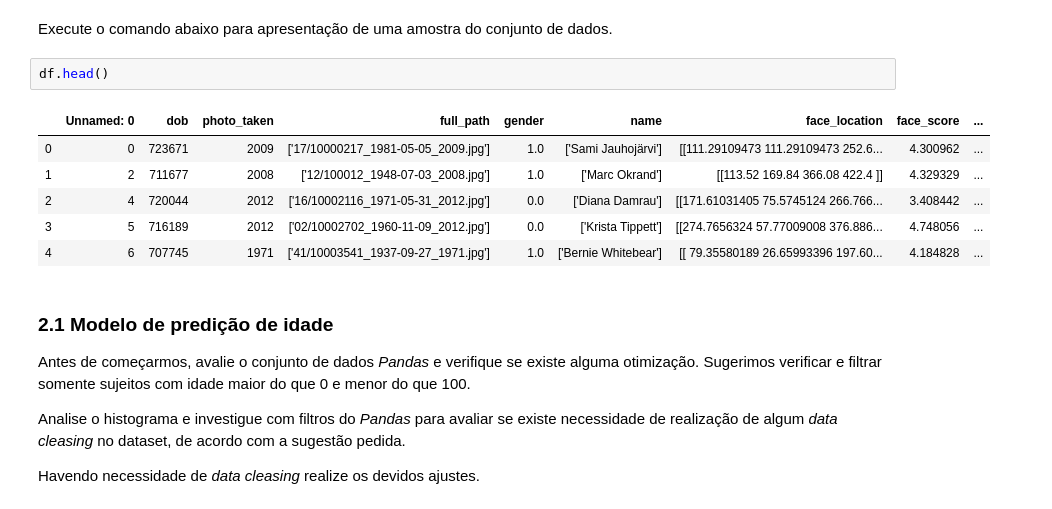
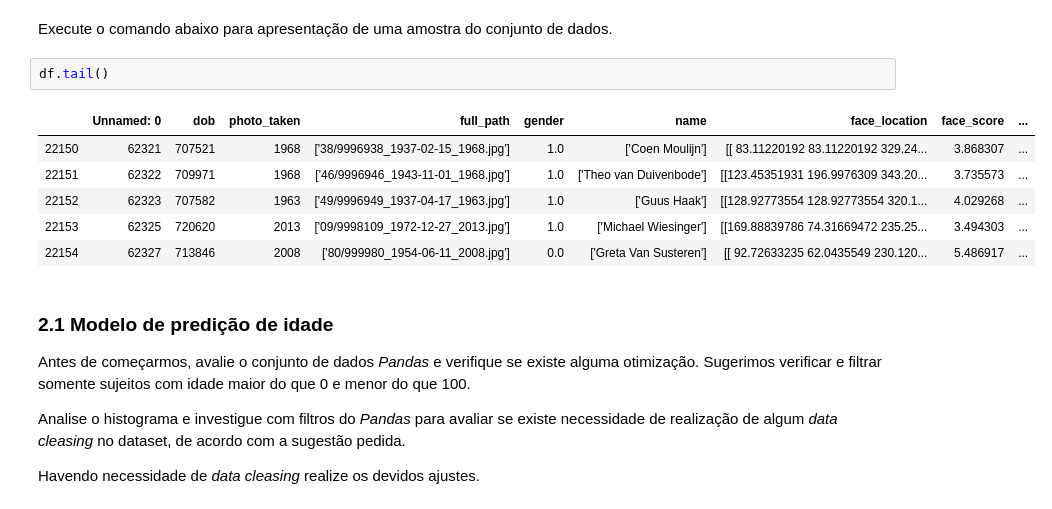
Before and after one commit to flph2/visao_computacional, a Jupyter notebook: projeto/object-people-audit.ipynb, the cells around one changed output. Saved outputs shown, nothing was run; the diff lists cells and outputs as text.

```diff
--- a/projeto/object-people-audit.ipynb
+++ b/projeto/object-people-audit.ipynb
@@ -148,14 +148,14 @@ df = pd.read_csv('csv/age-faces-dataset.csv')
 # %% [markdown]
 Execute o comando abaixo para apresentação de uma amostra do conjunto de dados.
 # %%
-df.head()
+df.tail()
 # %% [output]
 |  | Unnamed: 0 | dob | photo_taken | full_path | gender | name | face_location | face_score | ... |
-| 0 | 0 | 723671 | 2009 | ['17/10000217_1981-05-05_2009.jpg'] | 1.0 | ['Sami Jauhojärvi'] | [[111.29109473 111.29109473 252.6... | 4.300962 | ... |
-| 1 | 2 | 711677 | 2008 | ['12/100012_1948-07-03_2008.jpg'] | 1.0 | ['Marc Okrand'] | [[113.52 169.84 366.08 422.4 ]] | 4.329329 | ... |
-| 2 | 4 | 720044 | 2012 | ['16/10002116_1971-05-31_2012.jpg'] | 0.0 | ['Diana Damrau'] | [[171.61031405 75.5745124 266.766... | 3.408442 | ... |
-| 3 | 5 | 716189 | 2012 | ['02/10002702_1960-11-09_2012.jpg'] | 0.0 | ['Krista Tippett'] | [[274.7656324 57.77009008 376.886... | 4.748056 | ... |
-| 4 | 6 | 707745 | 1971 | ['41/10003541_1937-09-27_1971.jpg'] | 1.0 | ['Bernie Whitebear'] | [[ 79.35580189 26.65993396 197.60... | 4.184828 | ... |
+| 22150 | 62321 | 707521 | 1968 | ['38/9996938_1937-02-15_1968.jpg'] | 1.0 | ['Coen Moulijn'] | [[ 83.11220192 83.11220192 329.24... | 3.868307 | ... |
+| 22151 | 62322 | 709971 | 1968 | ['46/9996946_1943-11-01_1968.jpg'] | 1.0 | ['Theo van Duivenbode'] | [[123.45351931 196.9976309 343.20... | 3.735573 | ... |
+| 22152 | 62323 | 707582 | 1963 | ['49/9996949_1937-04-17_1963.jpg'] | 1.0 | ['Guus Haak'] | [[128.92773554 128.92773554 320.1... | 4.029268 | ... |
+| 22153 | 62325 | 720620 | 2013 | ['09/9998109_1972-12-27_2013.jpg'] | 1.0 | ['Michael Wiesinger'] | [[169.88839786 74.31669472 235.25... | 3.494303 | ... |
+| 22154 | 62327 | 713846 | 2008 | ['80/999980_1954-06-11_2008.jpg'] | 0.0 | ['Greta Van Susteren'] | [[ 92.72633235 62.0435549 230.120... | 5.486917 | ... |
 # %% [markdown]
 ### 2.1 Modelo de predição de idade
 
```
Also changed, not shown: parts of 13 cells of this notebook.
